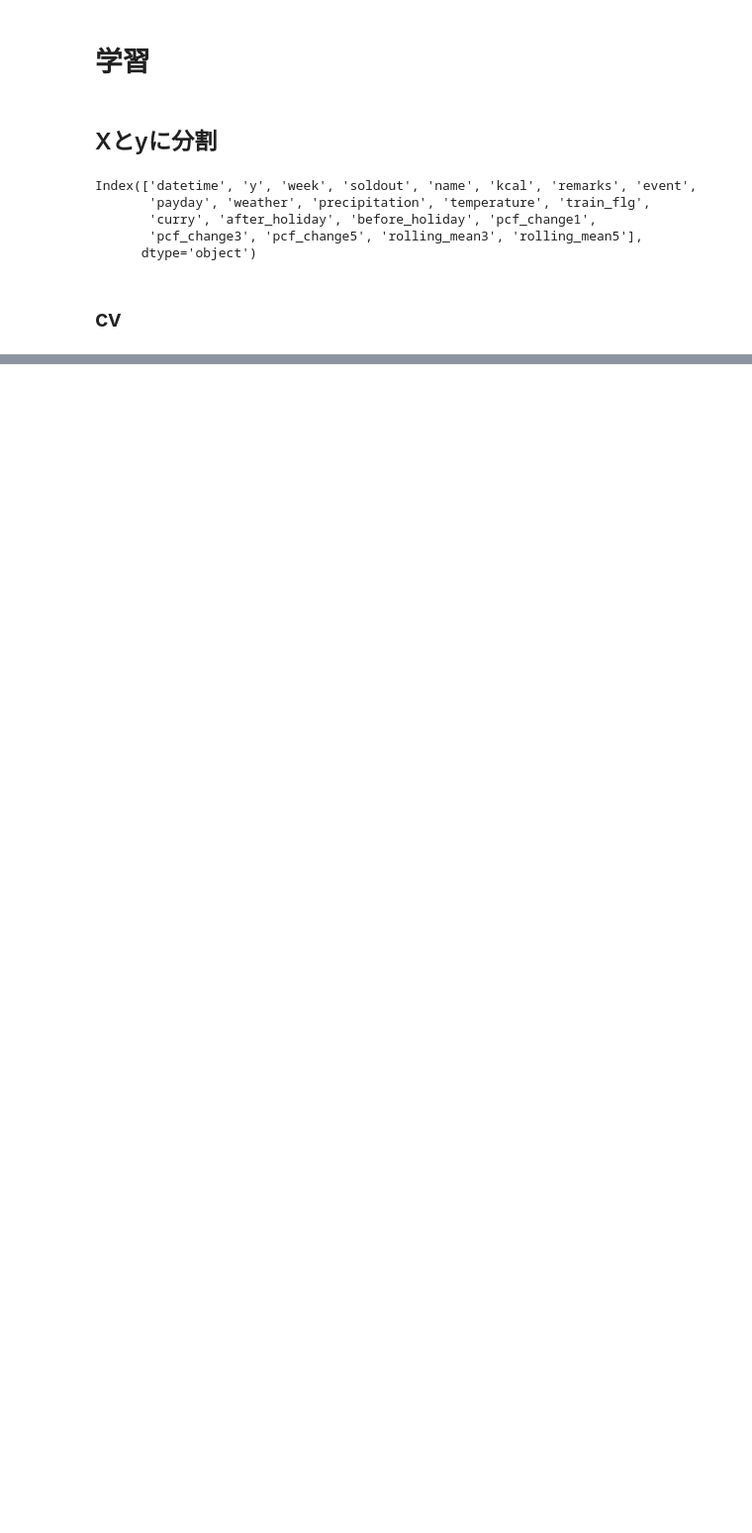
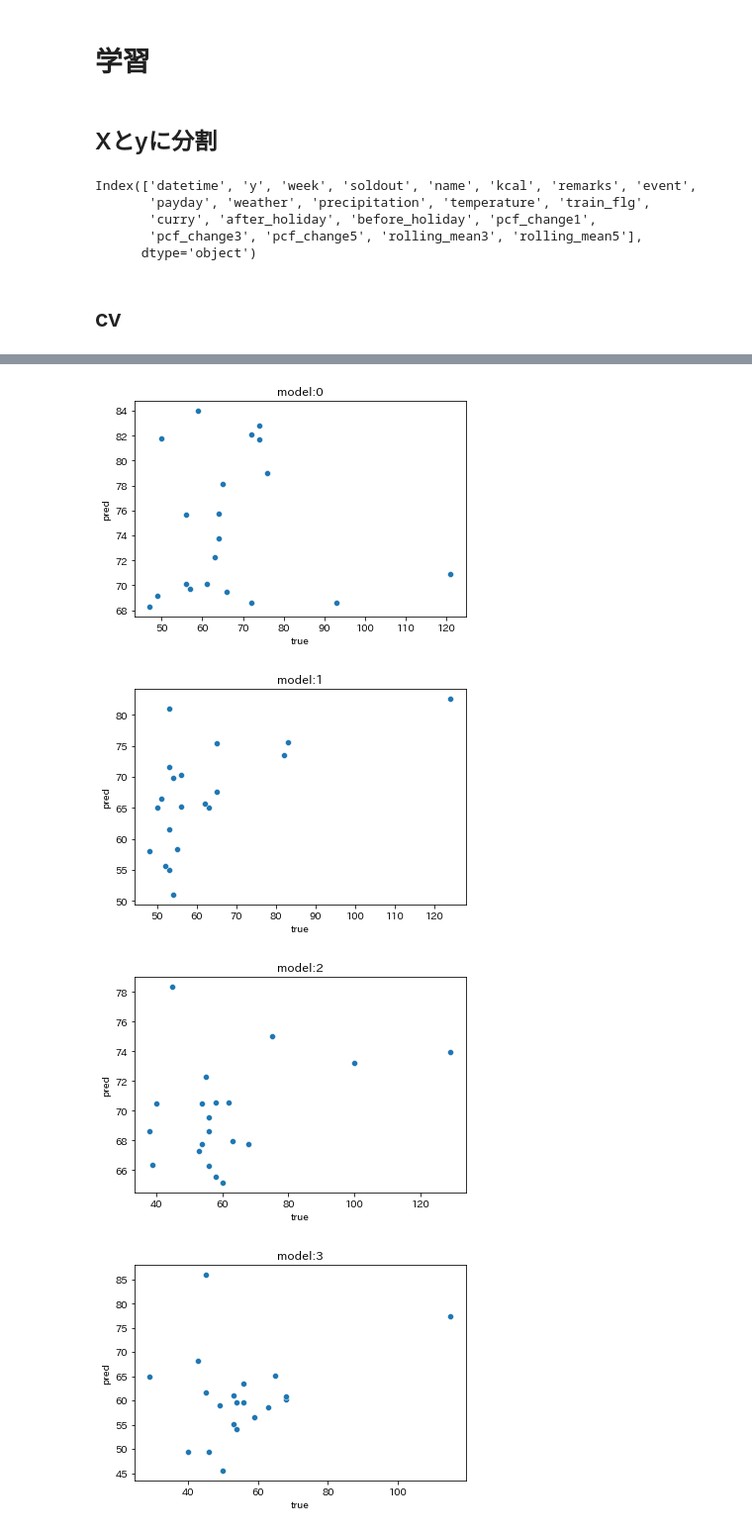
Before and after one commit to chanzone-khm/signate_practice_lunchbox, a Jupyter notebook: work/211025_.ipynb, the cells around one changed output, grey strips where cells are left out. Shown at 99% size. Drawn from its saved outputs; the diff is of its cells as text; code cells hidden in the pictures; blank space fills up the shorter version.

```diff
--- a/work/211025_.ipynb
+++ b/work/211025_.ipynb
@@ -401,0 +373,10 @@ train_pred_vs_data_df
+# %%
+for i in range(len(valid_pred_vs_data_df_list)):
+    sns.scatterplot(x = 'true', y = 'pred', data = valid_pred_vs_data_df_list[i])
+    plt.title(label = 'model:'+str(i))
+    plt.show()
+# %% [output]
+[figure, added]
+[figure, added]
+[figure, added]
+[figure, added]
```
Also changed, not shown: parts of 28 cells of this notebook, 2 other files.
